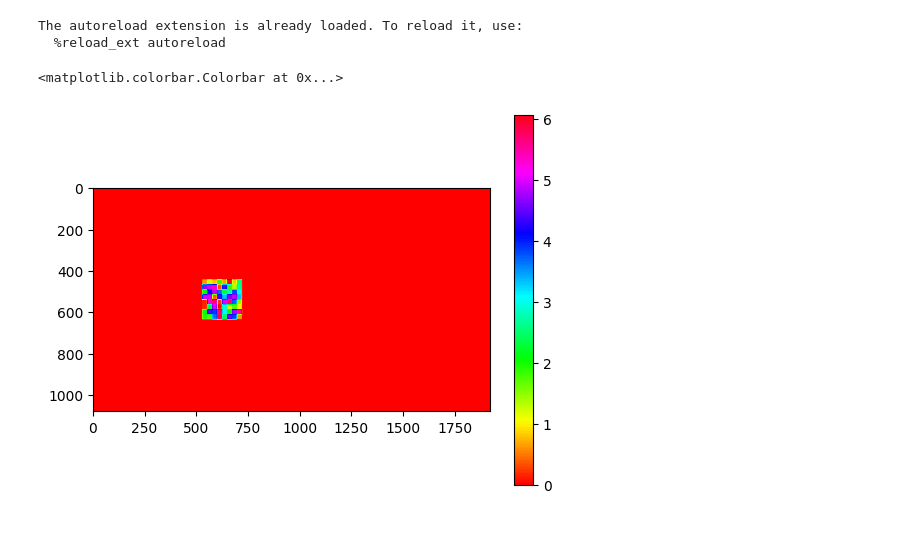
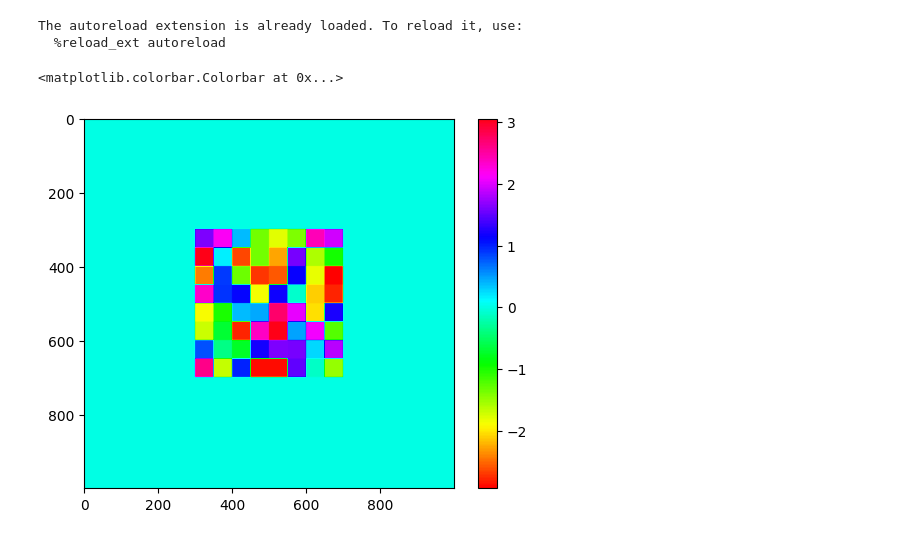
Before and after one commit to jysru/waveoptics_tools, a Jupyter notebook: notebooks/example_slm.ipynb, the cells around one changed output. Cells and saved outputs as stored; diff of their text form; code cells hidden in the pictures.

```diff
--- a/notebooks/example_slm.ipynb
+++ b/notebooks/example_slm.ipynb
@@ -10,11 +10,11 @@ from waveoptics.devices.slm import SLMPistonSquare
 The autoreload extension is already loaded. To reload it, use:
   %reload_ext autoreload
 # %%
-slm = SLMPistonSquare()
+slm = SLMPistonSquare(width=1000, height=1000, roi_size=400, roi_shifts=[500, 500])
 slm.generate_phases(8)
 
-plt.imshow(slm.phase_matrix, cmap='hsv')
+plt.imshow(np.angle(slm.phase_matrix), cmap='hsv')
 plt.colorbar()
 # %% [output]
 <matplotlib.colorbar.Colorbar at 0x...>
-[figure, old version]
+[figure, new version]
```
Also changed, not shown: parts of 2 cells of this notebook, 1 other file.
